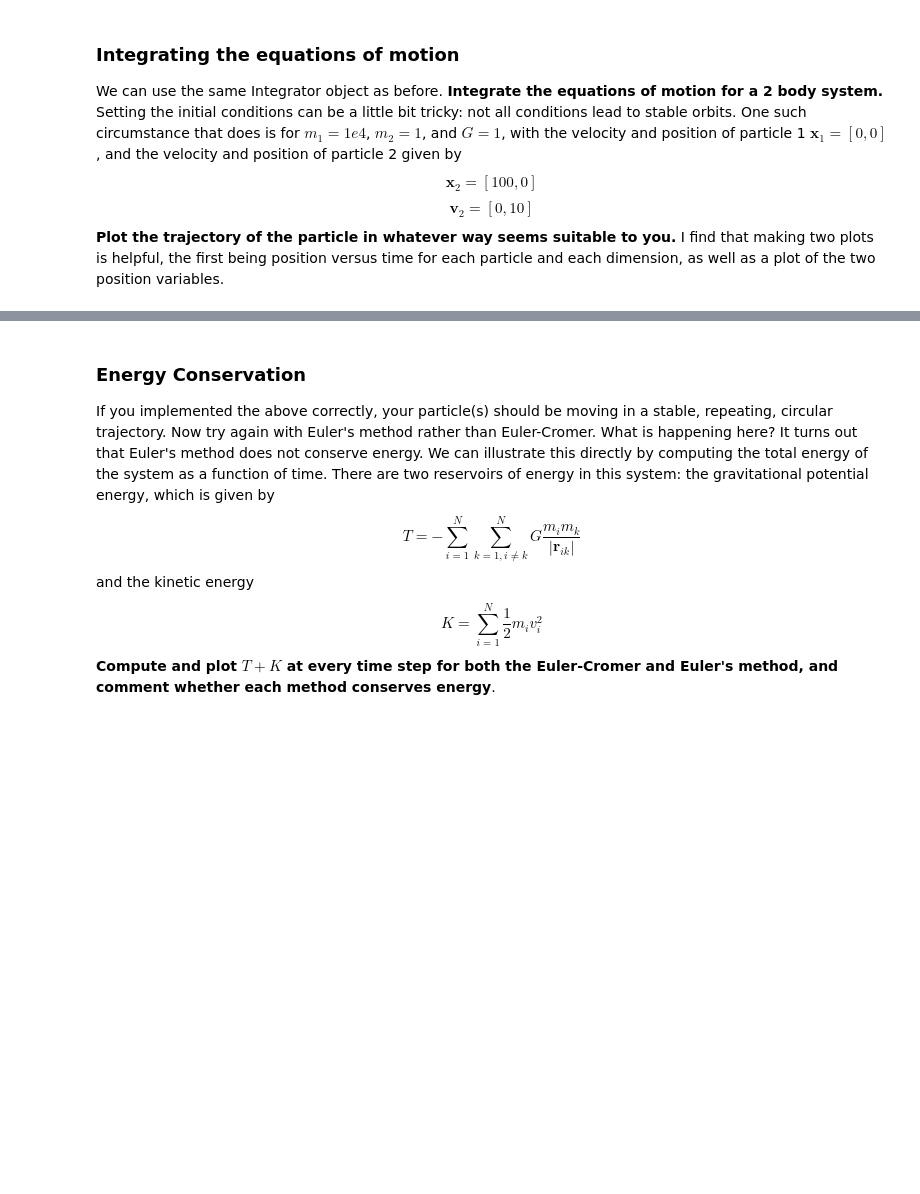
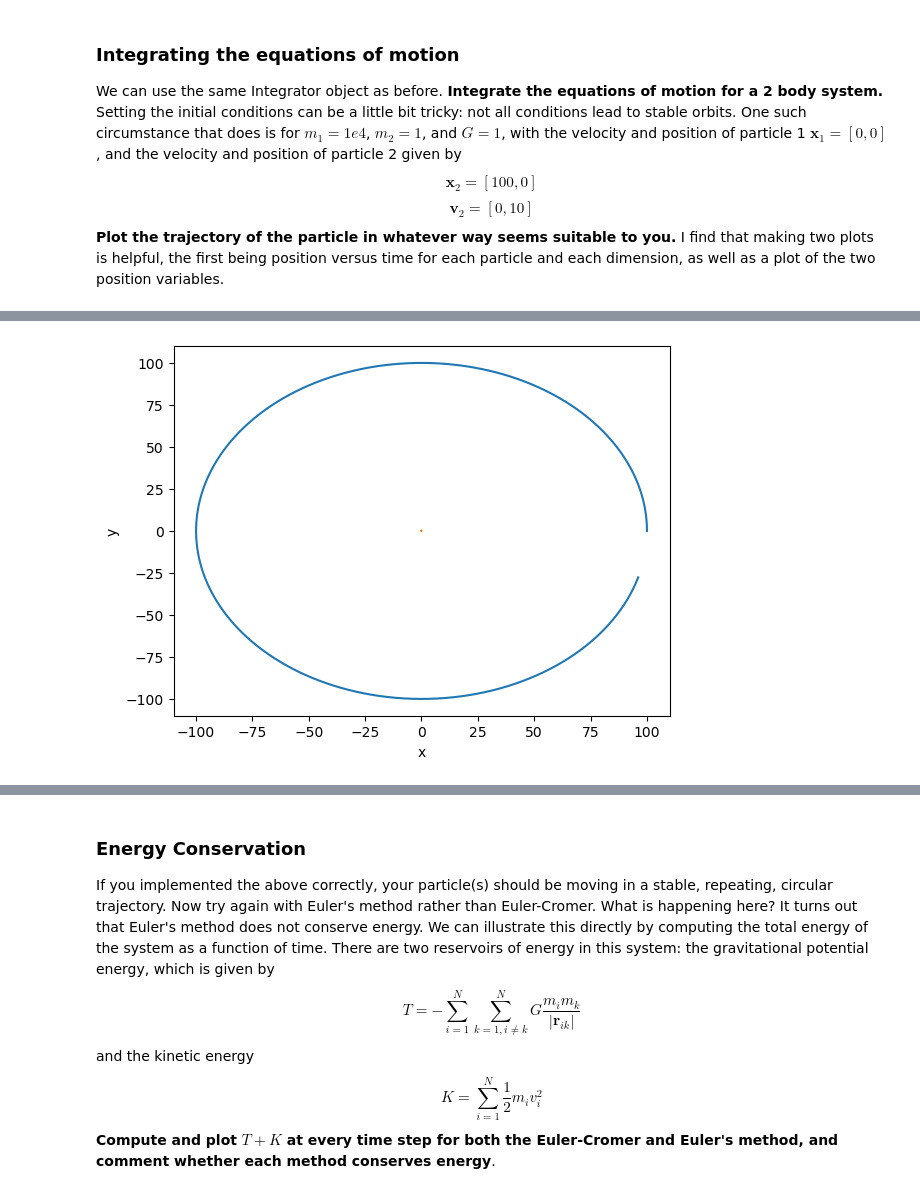
Before and after one commit to cake-dev/Simulation_class, a Jupyter notebook: Project3-Planets/Project3-PlanetaryMotion.ipynb, the cells around one changed output, grey strips where cells are left out. Drawn from its saved outputs; the diff is of its cells as text; code cells hidden in the pictures; blank space fills up the shorter version.

```diff
--- a/Project3-Planets/Project3-PlanetaryMotion.ipynb
+++ b/Project3-Planets/Project3-PlanetaryMotion.ipynb
@@ -234,0 +234,10 @@ plt.show()
+# %%
+# show orbit of body 2
+plt.plot(states[:,2],states[:,3])
+plt.xlabel('x')
+plt.ylabel('y')
+# add body 1
+plt.plot(states[:,0],states[:,1])
+plt.show()
+# %% [output]
+[figure, added]
```
Also changed, not shown: parts of 5 cells of this notebook.
